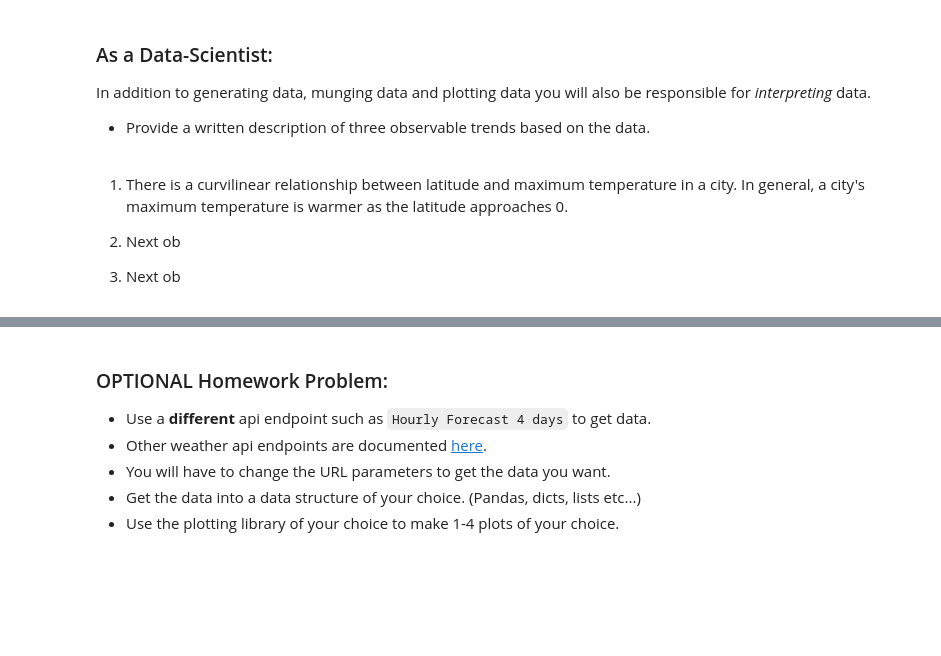
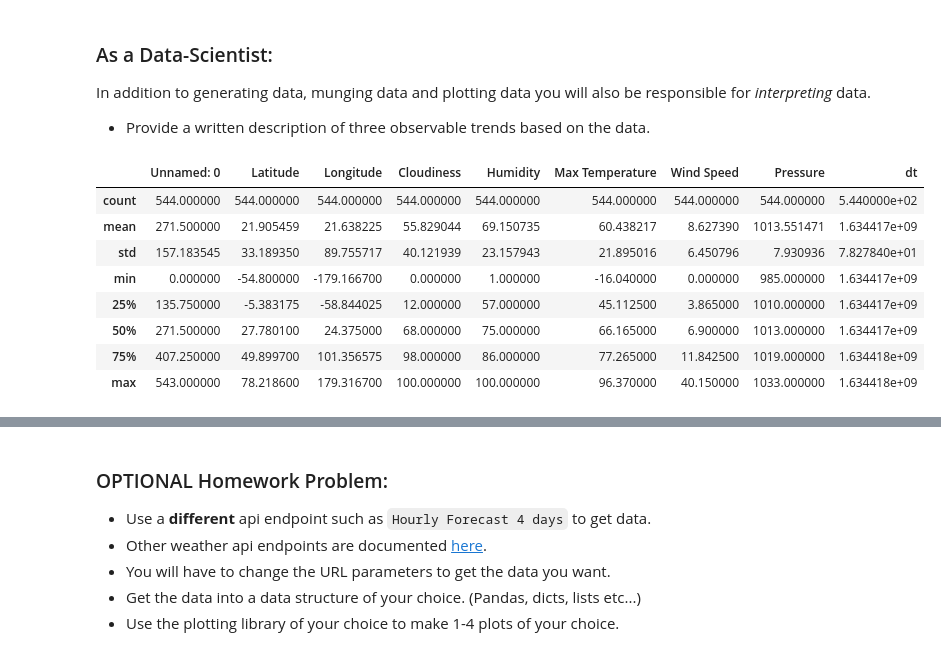
Before and after one commit to artolon/Weather-API-Calls, a Jupyter notebook: WeatherPy_homework_starter_AT.ipynb, the cells around one changed output, grey strips where cells are left out. Cells and saved outputs as stored; diff of their text form; code cells hidden in the pictures; blank space fills up the shorter version.

```diff
--- a/WeatherPy_homework_starter_AT.ipynb
+++ b/WeatherPy_homework_starter_AT.ipynb
@@ -594,9 +577,16 @@ plt.show()
 ### As a Data-Scientist:
 In addition to generating data, munging data and plotting data you will also be responsible for *interpreting* data.
 * Provide a written description of three observable trends based on the data.
-# %% [markdown]
-1. There is a curvilinear relationship between latitude and maximum temperature in a city. In general, a city's maximum temperature is warmer as the latitude approaches 0.
-
-2. Next ob
-
-3. Next ob
+# %%
+# Get basic stats of weather data
+weather_data_df.describe()
+# %% [output]
+|  | Unnamed: 0 | Latitude | Longitude | Cloudiness | Humidity | Max Temperature | Wind Speed | Pressure | dt |
+| count | 544.000000 | 544.000000 | 544.000000 | 544.000000 | 544.000000 | 544.000000 | 544.000000 | 544.000000 | 5.440000e+02 |
+| mean | 271.500000 | 21.905459 | 21.638225 | 55.829044 | 69.150735 | 60.438217 | 8.627390 | 1013.551471 | 1.634417e+09 |
+| std | 157.183545 | 33.189350 | 89.755717 | 40.121939 | 23.157943 | 21.895016 | 6.450796 | 7.930936 | 7.827840e+01 |
+| min | 0.000000 | -54.800000 | -179.166700 | 0.000000 | 1.000000 | -16.040000 | 0.000000 | 985.000000 | 1.634417e+09 |
+| 25% | 135.750000 | -5.383175 | -58.844025 | 12.000000 | 57.000000 | 45.112500 | 3.865000 | 1010.000000 | 1.634417e+09 |
+| 50% | 271.500000 | 27.780100 | 24.375000 | 68.000000 | 75.000000 | 66.165000 | 6.900000 | 1013.000000 | 1.634417e+09 |
+| 75% | 407.250000 | 49.899700 | 101.356575 | 98.000000 | 86.000000 | 77.265000 | 11.842500 | 1019.000000 | 1.634418e+09 |
+| max | 543.000000 | 78.218600 | 179.316700 | 100.000000 | 100.000000 | 96.370000 | 40.150000 | 1033.000000 | 1.634418e+09 |
```
Also changed, not shown: parts of 11 cells of this notebook.
